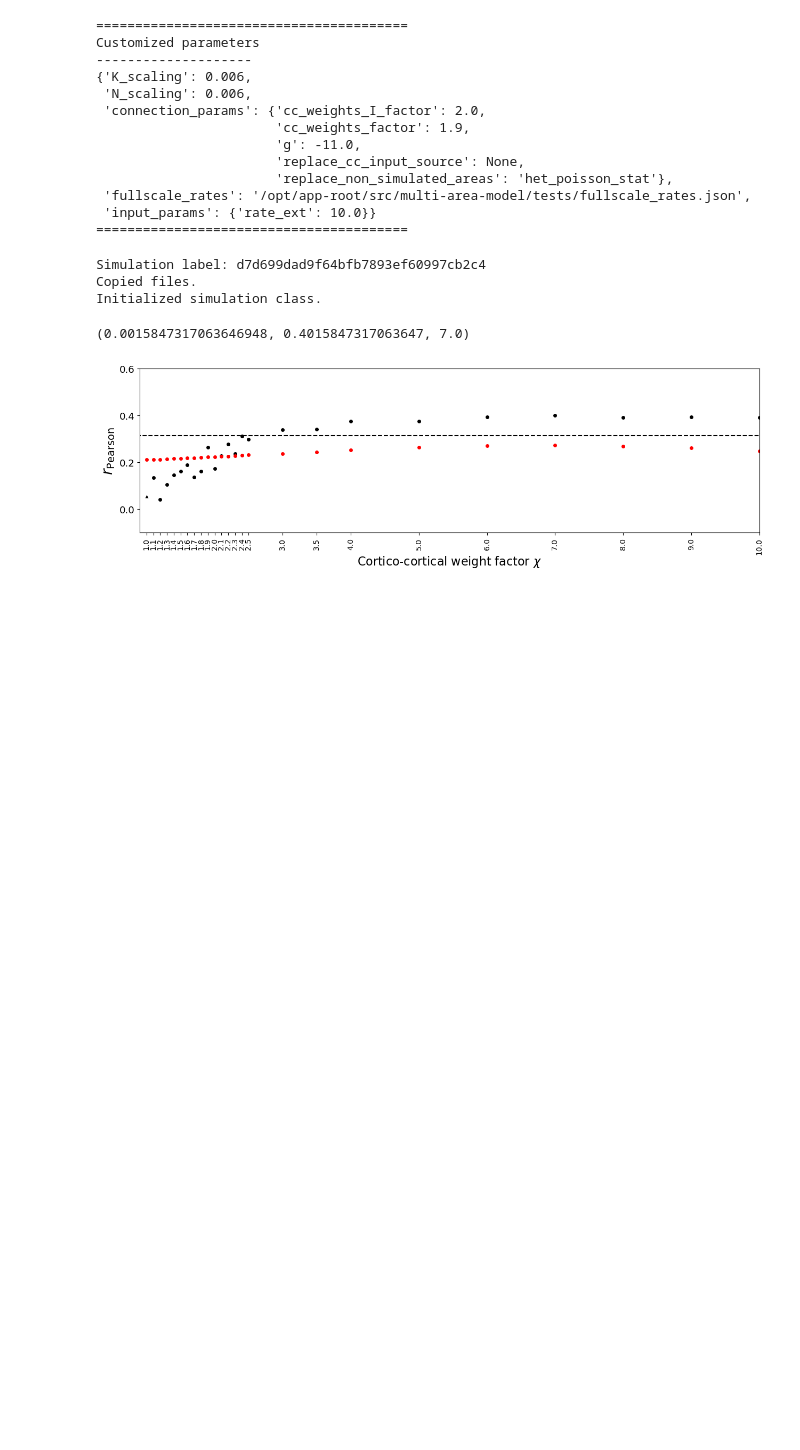
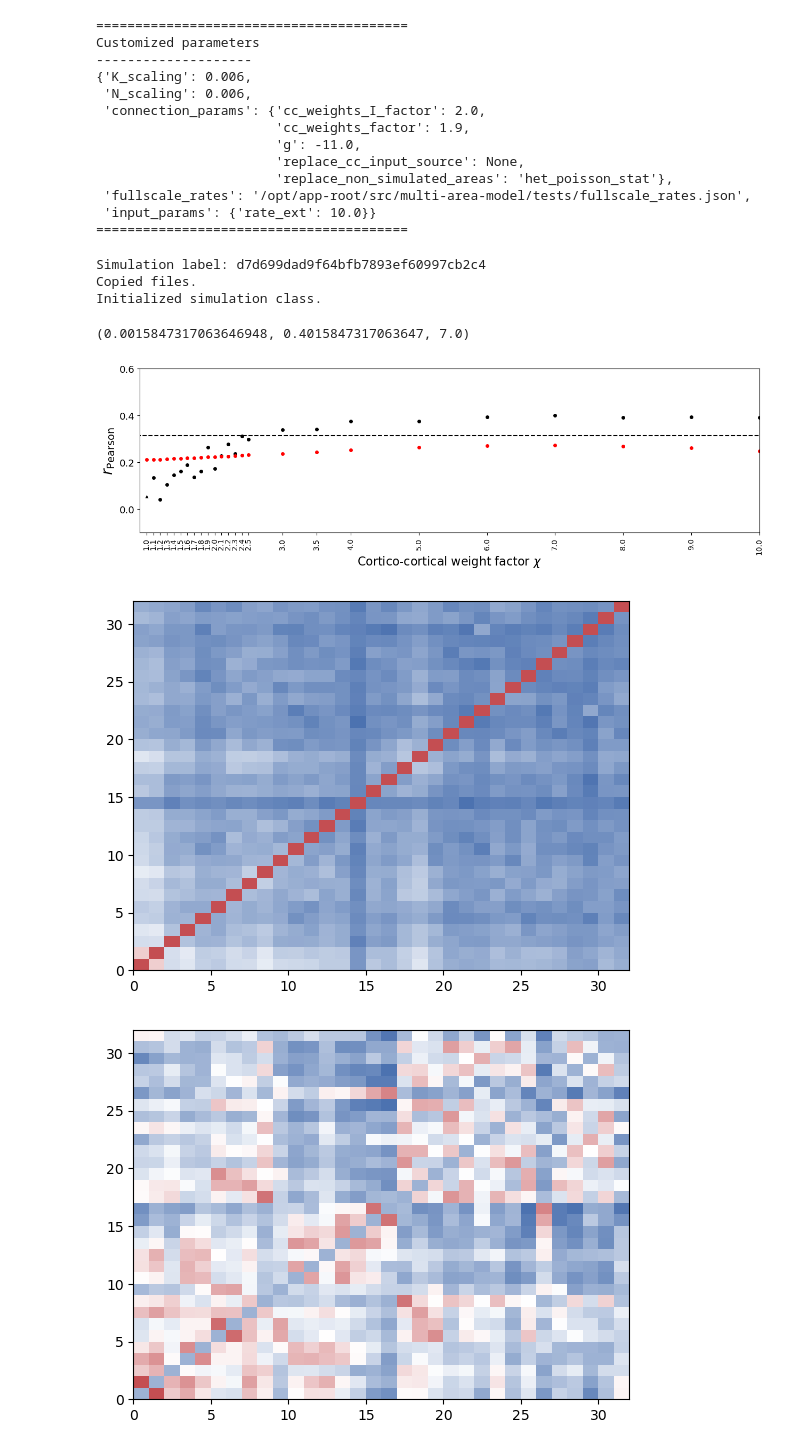
Before and after one commit to didi-hou/multi-area-model, a Jupyter notebook: parameter_scan.ipynb, the cells around one changed output. Cells and saved outputs as stored; diff of their text form; code cells hidden in the pictures; blank space fills up the shorter version.

Commit message:
added plot for caomparing fc

```diff
--- a/parameter_scan.ipynb
+++ b/parameter_scan.ipynb
@@ -352,3 +352,22 @@ ax.set_xticklabels(cc_weights_factor_list, size=10, rotation=90)
 plt.show()
 # %% [output]
 [figure]
+# %%
+# Plotting
+sys.path.append('./figures/Schmidt2018_dyn')
+from plotcolors import myred, myblue
+cmap = pl.cm.coolwarm
+cmap = cmap.from_list('mycmap', [myblue, 'white', myred], N=256)
+
+ax1 = plt.subplot()
+
+ax1.pcolormesh(sim_FC[7.0], cmap=cmap)
+plt.show()
+
+ax2 = plt.subplot()
+ax2.pcolormesh(exp_FC, cmap=cmap)
+
+plt.show()
+# %% [output]
+[figure, added]
+[figure, added]
```
